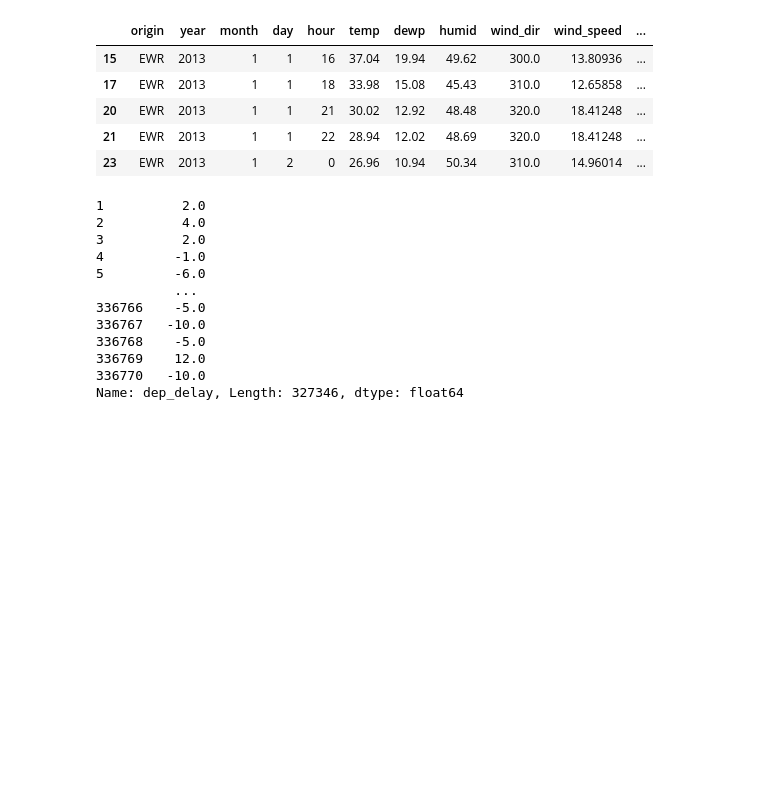
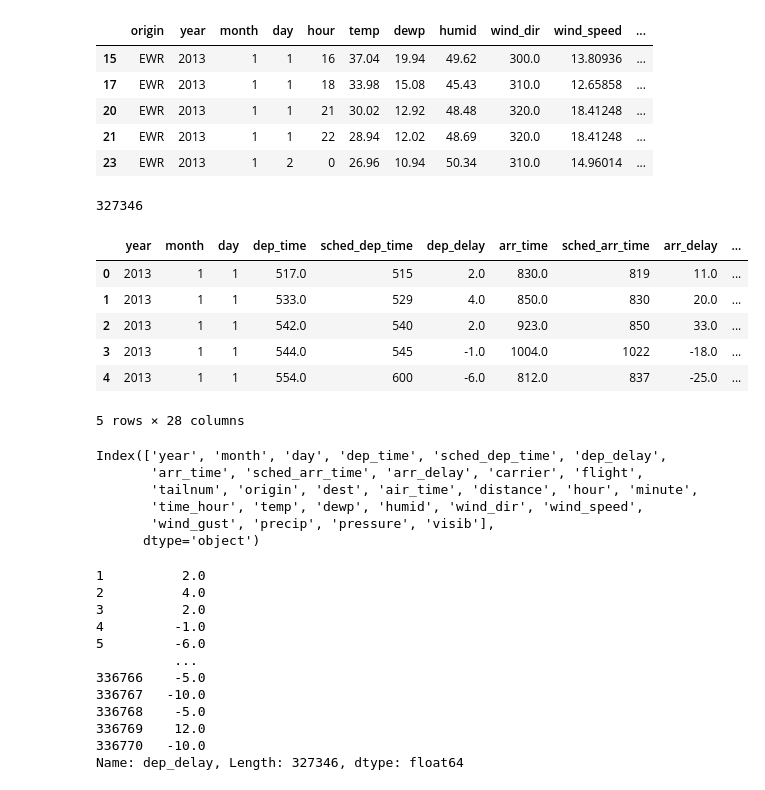
Before and after one commit to yangqin-yan/SI-670-final-project, a Jupyter notebook: SI670_Project.ipynb, the cells around one changed output. Cells and saved outputs as stored; diff of their text form; code cells hidden in the pictures; blank space fills up the shorter version.

```diff
--- a/SI670_Project.ipynb
+++ b/SI670_Project.ipynb
@@ -60,3 +58,31 @@ weather.head()
+# %%
+# preprocessing (joining other tables)
+flight_info = flights.merge(weather, on=["time_hour", "origin"], how="left", suffixes=(None, "_y"))
+cols = []
+for y in flight_info.columns:
+    if "_y" in y:
+        cols.append(y)
+flight_info = flight_info.drop(columns=cols)
+print(len(flight_info))
+flight_info.head()
+# %% [output]
+327346
+|  | year | month | day | dep_time | sched_dep_time | dep_delay | arr_time | sched_arr_time | arr_delay | ... |
+| 0 | 2013 | 1 | 1 | 517.0 | 515 | 2.0 | 830.0 | 819 | 11.0 | ... |
+| 1 | 2013 | 1 | 1 | 533.0 | 529 | 4.0 | 850.0 | 830 | 20.0 | ... |
+| 2 | 2013 | 1 | 1 | 542.0 | 540 | 2.0 | 923.0 | 850 | 33.0 | ... |
+| 3 | 2013 | 1 | 1 | 544.0 | 545 | -1.0 | 1004.0 | 1022 | -18.0 | ... |
+| 4 | 2013 | 1 | 1 | 554.0 | 600 | -6.0 | 812.0 | 837 | -25.0 | ... |
+5 rows × 28 columns
+# %%
+flight_info.columns
+# %% [output]
+Index(['year', 'month', 'day', 'dep_time', 'sched_dep_time', 'dep_delay',
+       'arr_time', 'sched_arr_time', 'arr_delay', 'carrier', 'flight',
+       'tailnum', 'origin', 'dest', 'air_time', 'distance', 'hour', 'minute',
+       'time_hour', 'temp', 'dewp', 'humid', 'wind_dir', 'wind_speed',
+       'wind_gust', 'precip', 'pressure', 'visib'],
+      dtype='object')
 # %%
 # visualizations
 # %%
```
Also changed, not shown: parts of 5 cells of this notebook.
